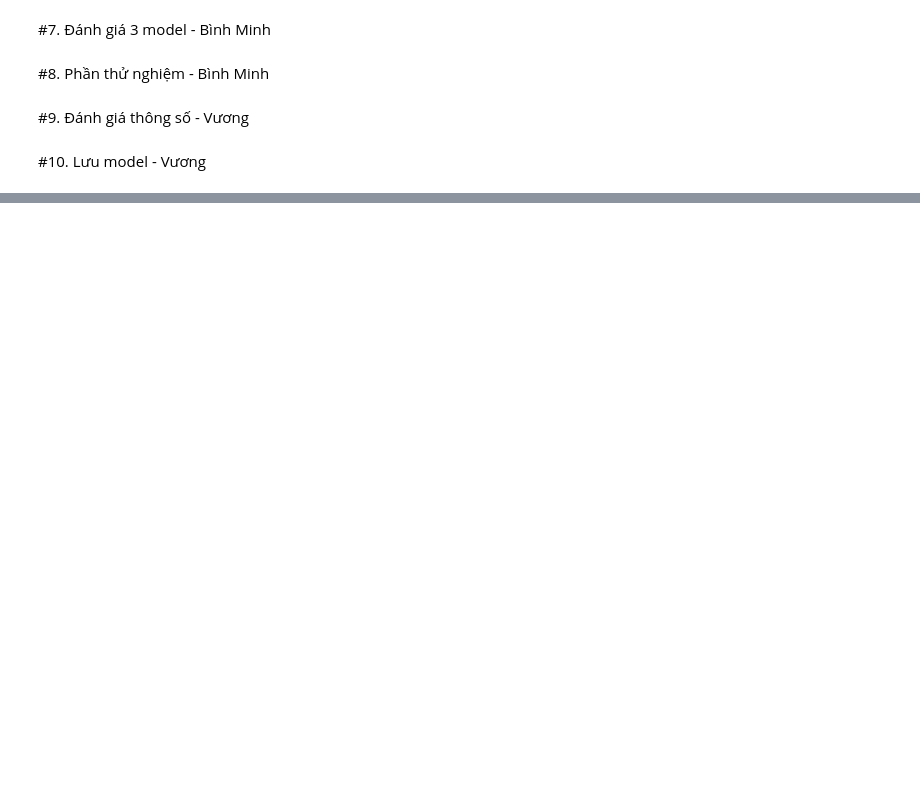
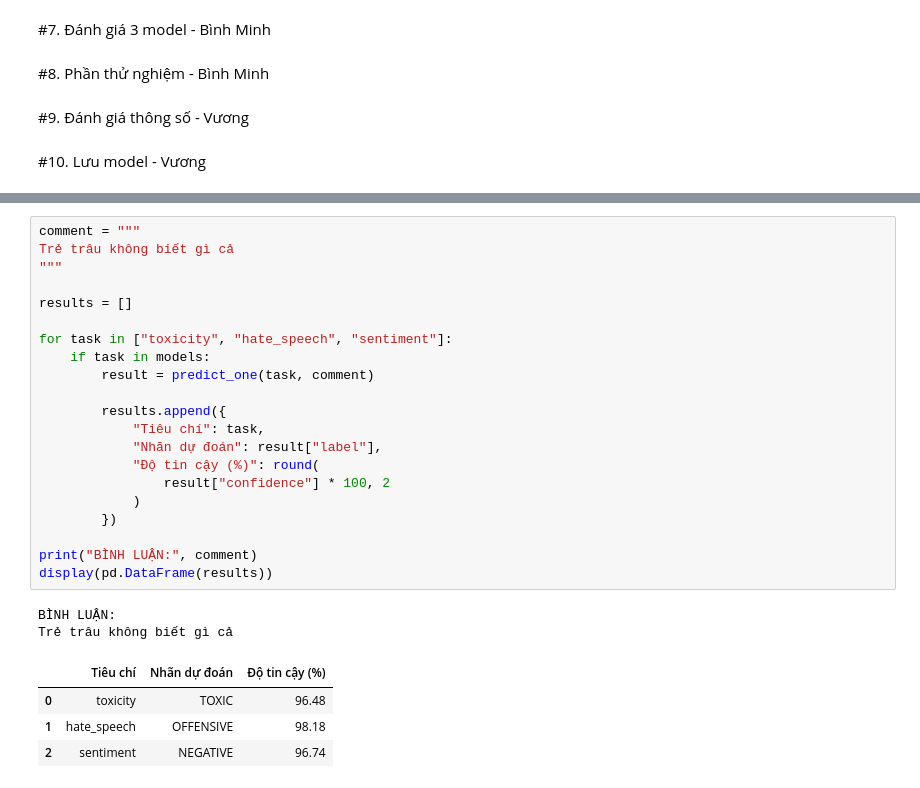
Before and after one commit to MinhVuong2203/social-comment-analyzer, a Jupyter notebook: ai-service/colab/Project1_social_comment_analyzer.ipynb, the cells around one changed output, grey strips where cells are left out. Saved outputs shown, nothing was run; the diff lists cells and outputs as text; blank space fills up the shorter version.

```diff
--- a/ai-service/colab/Project1_social_comment_analyzer.ipynb
+++ b/ai-service/colab/Project1_social_comment_analyzer.ipynb
@@ -1635,0 +2410,28 @@ print(f"\n[Hoàn thành 6] Toàn bộ Model, Chỉ số và Biểu đồ đã l
+# %%
+comment = """
+Trẻ trâu không biết gì cả
+"""
+
+results = []
+
+for task in ["toxicity", "hate_speech", "sentiment"]:
+    if task in models:
+        result = predict_one(task, comment)
+
+        results.append({
+            "Tiêu chí": task,
+            "Nhãn dự đoán": result["label"],
+            "Độ tin cậy (%)": round(
+                result["confidence"] * 100, 2
+            )
+        })
+
+print("BÌNH LUẬN:", comment)
+display(pd.DataFrame(results))
+# %% [output]
+BÌNH LUẬN:
+Trẻ trâu không biết gì cả
+|  | Tiêu chí | Nhãn dự đoán | Độ tin cậy (%) |
+| 0 | toxicity | TOXIC | 96.48 |
+| 1 | hate_speech | OFFENSIVE | 98.18 |
+| 2 | sentiment | NEGATIVE | 96.74 |
```
Also changed, not shown: parts of 41 cells of this notebook.
